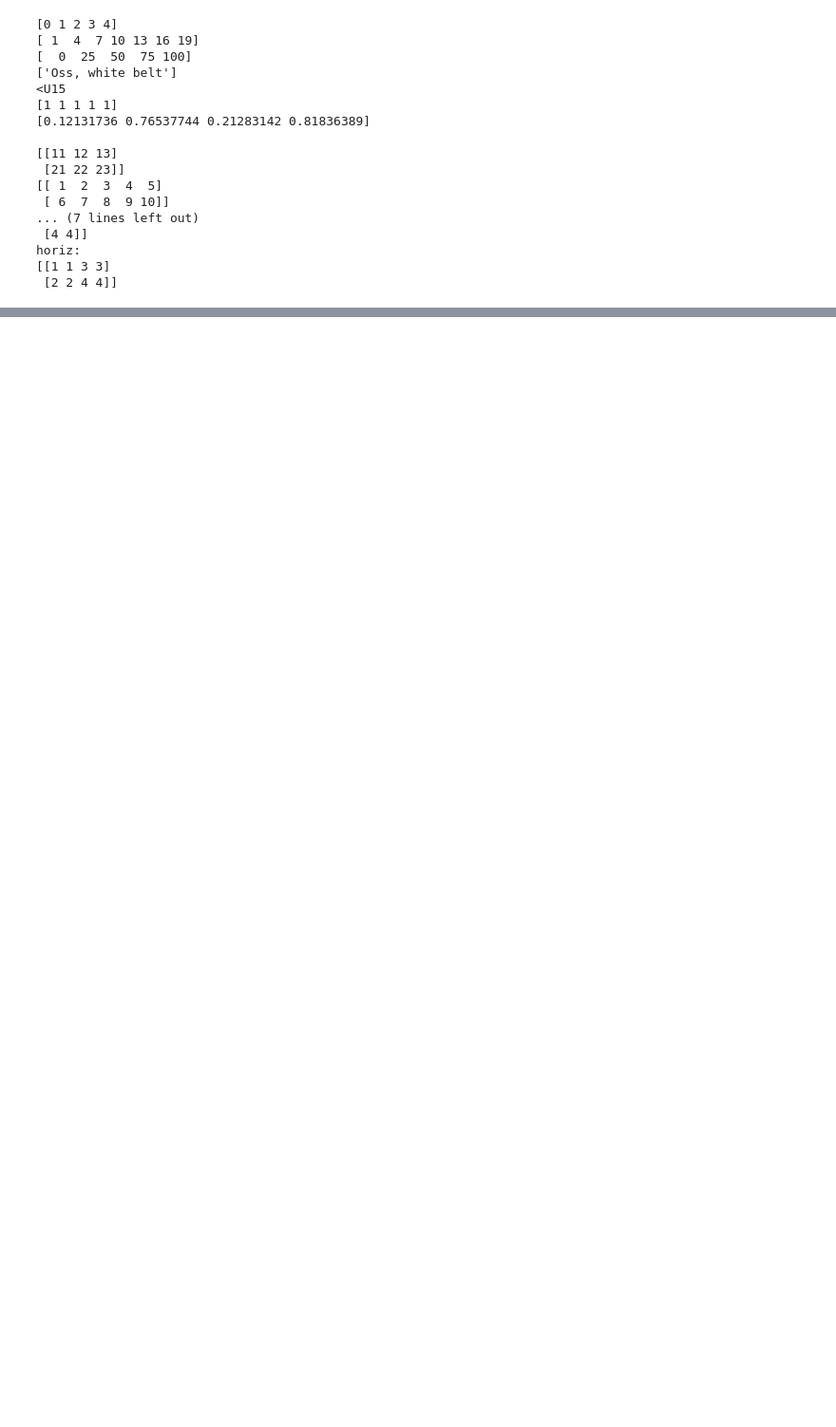
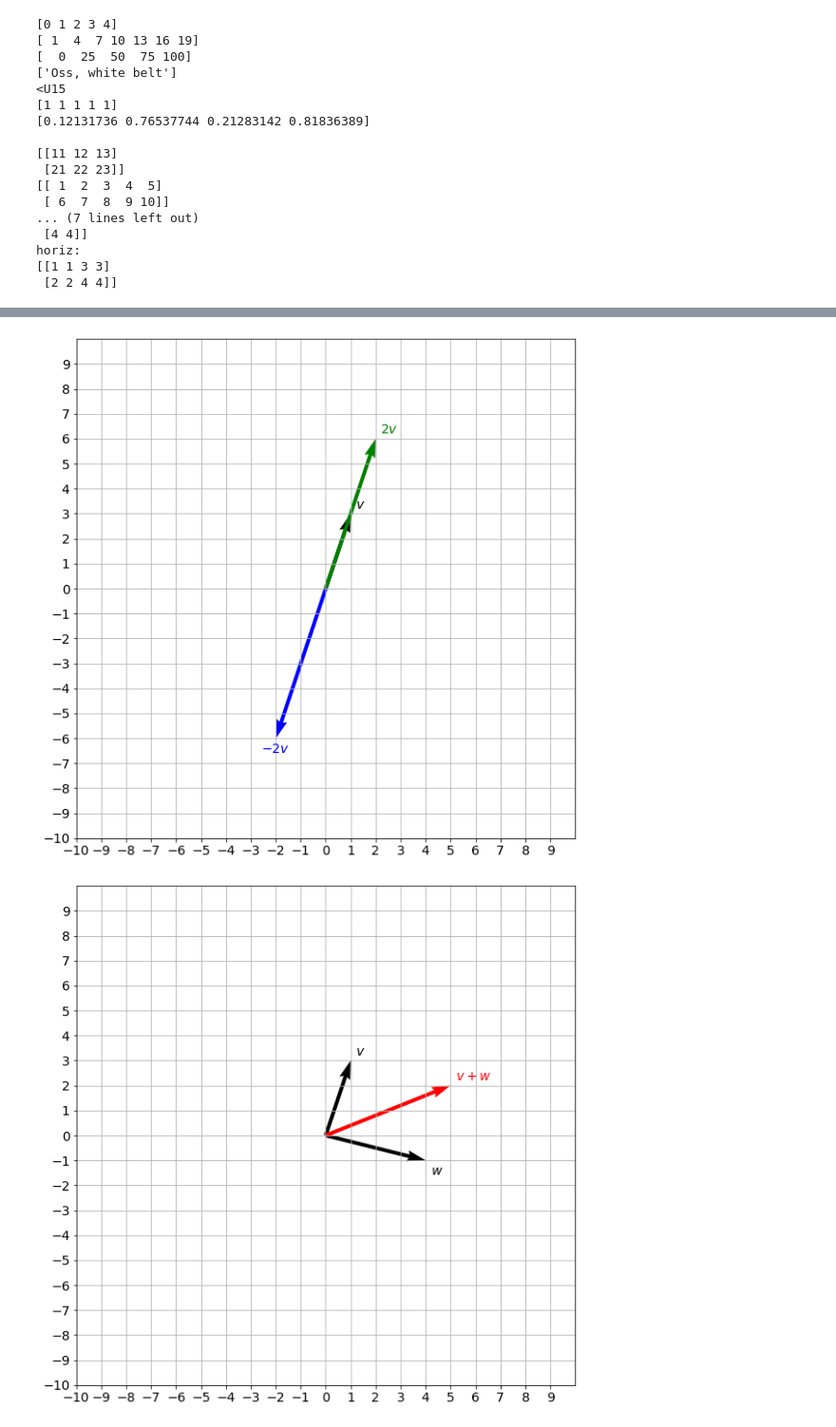
Before and after one commit to andriix/pyCourseraProject, a Jupyter notebook: MathForML/LinAlgebraForML.ipynb, the cells around one changed output, grey strips where cells are left out. Shown at 95% size. Cells and saved outputs as stored; diff of their text form; code cells hidden in the pictures; blank space fills up the shorter version.

Commit message:
vector operations

```diff
--- a/MathForML/LinAlgebraForML.ipynb
+++ b/MathForML/LinAlgebraForML.ipynb
@@ -204,0 +173,77 @@ reduced row echelon form:
+# %%
+"""
+Lab: Vector operations
+"""
+import numpy as np
+import matplotlib.pyplot as plt
+import time
+
+def plot_vectors(list_v, list_label, list_color):
+    _, ax = plt.subplots(figsize=(10, 10))
+    ax.tick_params(axis='x', labelsize=14)
+    ax.tick_params(axis='y', labelsize=14)
+    ax.set_xticks(np.arange(-10, 10))
+    ax.set_yticks(np.arange(-10, 10))
+
+
+    plt.axis([-10, 10, -10, 10])
+    for i, v in enumerate(list_v):
+        sgn = 0.4 * np.array([[1] if i==0 else [i] for i in np.sign(v)])
+        plt.quiver(v[0], v[1], color=list_color[i], angles='xy', scale_units='xy', scale=1)
+        ax.text(v[0]-0.2+sgn[0], v[1]-0.2+sgn[1], list_label[i], fontsize=14, color=list_color[i])
+
+    plt.grid()
+    plt.gca().set_aspect("equal")
+    plt.show()
+
+v = np.array([[1],[3]])
+# Scalar multiplication
+plot_vectors([v, 2*v, -2*v], [f"$v$", f"$2v$", f"$-2v$"], ["black", "green", "blue"])
+
+# Sum of vectors
+v = np.array([[1],[3]])
+w = np.array([[4],[-1]])
+plot_vectors([v, w, v + w], [f"$v$", f"$w$", f"$v + w$"], ["black", "black", "red"])
+#plot_vectors([v, w, np.add(v, w)], [f"$v$", f"$w$", f"$v + w$"], ["black", "black", "red"])
+
+# Norm of a Vector
+print("Norm of a vector v is", np.linalg.norm(v))
+
+# Dot Product
+x = [1, -2, -5]
+y = [4, 3, -1]
+
+def dot(x, y):
+    s = 0
+    for xi, yi in zip(x, y):
+        s += xi * yi
+    return s
+
+print(f"The dot product of {x}  and {y} is {dot(x, y)}")
+print("np.dot(x,y) function returns dot product of x and y:", np.dot(x, y))
+print("This line output is a dot product of x and y: ", np.array(x) @ np.array(y))
+x = np.array(x)
+y = np.array(y)
+
+# Speed of Calculations in Vectorized Form
+a = np.random.rand(1000001)
+b = np.random.rand(1000001)
+
+tic = time.time()
+c = dot(a,b)
+toc = time.time()
+print(f"\nDot product: {c}")
+print ("Time for the loop version:" + str(1000*(toc-tic)) + " ms")
+
+tic = time.time()
+c = np.dot(b,a)
+toc = time.time()
+print("Dot product: ", c)
+print ("Time for the vectorized version, np.dot() function: " + str(1000*(toc-tic)) + " ms")
+
+i = np.array([1, 0, 0])
+j = np.array([0, 1, 0])
+print("The dot product of i and j is", dot(i, j))
+# %% [output]
+[figure, added]
+[figure, added]
```
Also changed, not shown: parts of 4 cells of this notebook.
